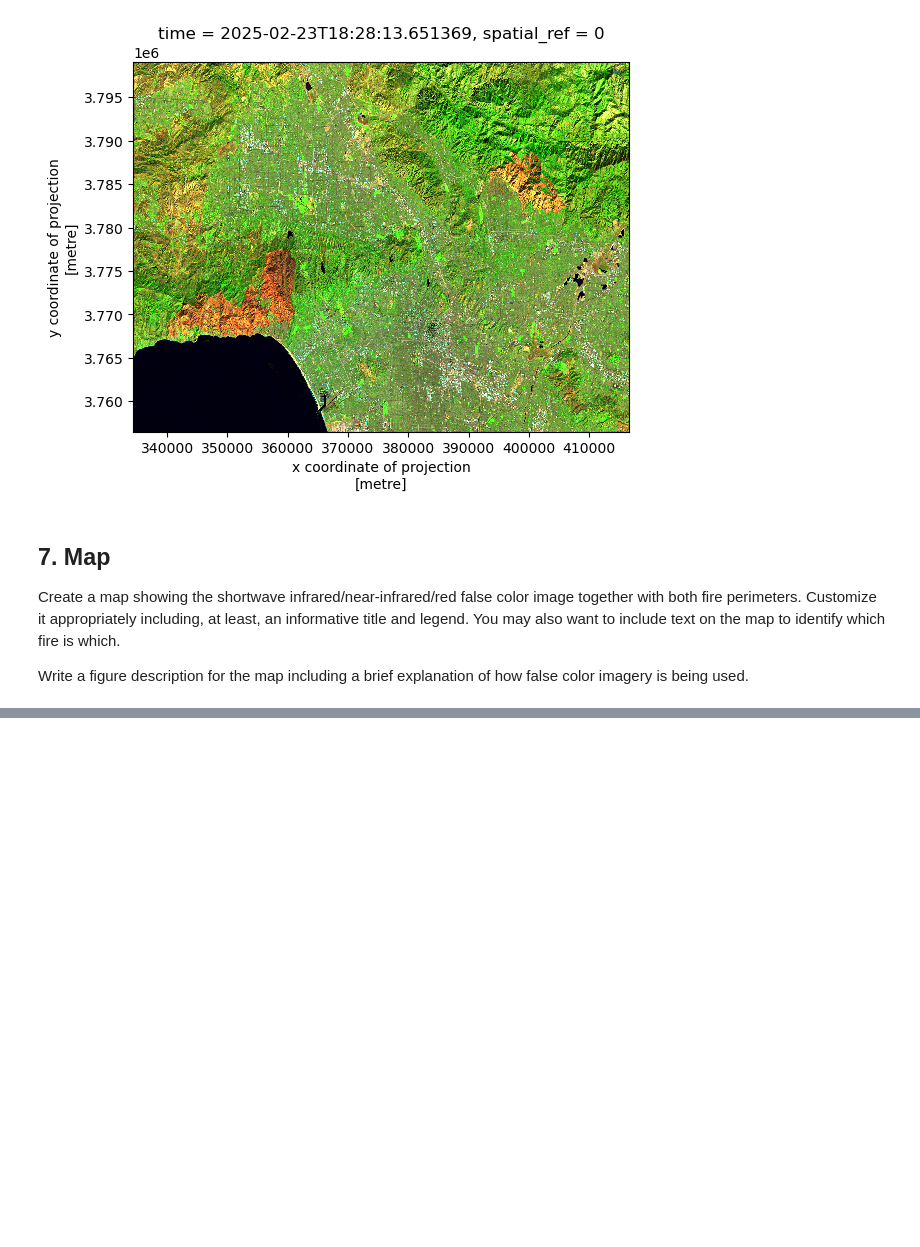
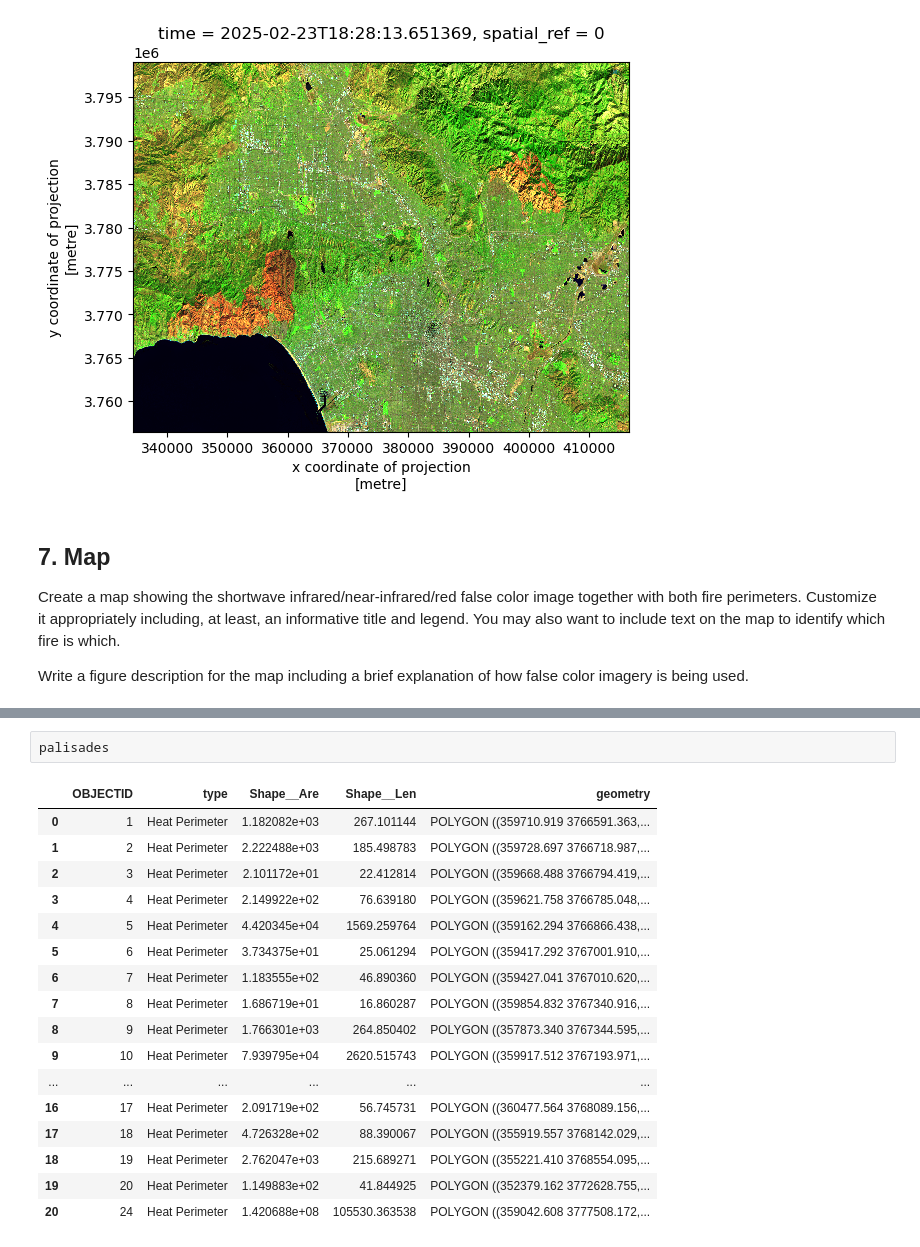
Before and after one commit to vedikaS-byte/eds220-hwk4, a Jupyter notebook: hwk4-task2-false-color-SHIRTEKAR.ipynb, the cells around one changed output, grey strips where cells are left out. Saved outputs shown, nothing was run; the diff lists cells and outputs as text; blank space fills up the shorter version.

```diff
--- a/hwk4-task2-false-color-SHIRTEKAR.ipynb
+++ b/hwk4-task2-false-color-SHIRTEKAR.ipynb
@@ -206,0 +270,20 @@ Write a figure description for the map including a brief explanation of how fals
+# %%
+palisades
+# %% [output]
+|  | OBJECTID | type | Shape__Are | Shape__Len | geometry |
+| 0 | 1 | Heat Perimeter | 1.182082e+03 | 267.101144 | POLYGON ((359710.919 3766591.363,... |
+| 1 | 2 | Heat Perimeter | 2.222488e+03 | 185.498783 | POLYGON ((359728.697 3766718.987,... |
+| 2 | 3 | Heat Perimeter | 2.101172e+01 | 22.412814 | POLYGON ((359668.488 3766794.419,... |
+| 3 | 4 | Heat Perimeter | 2.149922e+02 | 76.639180 | POLYGON ((359621.758 3766785.048,... |
+| 4 | 5 | Heat Perimeter | 4.420345e+04 | 1569.259764 | POLYGON ((359162.294 3766866.438,... |
+| 5 | 6 | Heat Perimeter | 3.734375e+01 | 25.061294 | POLYGON ((359417.292 3767001.910,... |
+| 6 | 7 | Heat Perimeter | 1.183555e+02 | 46.890360 | POLYGON ((359427.041 3767010.620,... |
+| 7 | 8 | Heat Perimeter | 1.686719e+01 | 16.860287 | POLYGON ((359854.832 3767340.916,... |
+| 8 | 9 | Heat Perimeter | 1.766301e+03 | 264.850402 | POLYGON ((357873.340 3767344.595,... |
+| 9 | 10 | Heat Perimeter | 7.939795e+04 | 2620.515743 | POLYGON ((359917.512 3767193.971,... |
+| ... | ... | ... | ... | ... | ... |
+| 16 | 17 | Heat Perimeter | 2.091719e+02 | 56.745731 | POLYGON ((360477.564 3768089.156,... |
+| 17 | 18 | Heat Perimeter | 4.726328e+02 | 88.390067 | POLYGON ((355919.557 3768142.029,... |
+| 18 | 19 | Heat Perimeter | 2.762047e+03 | 215.689271 | POLYGON ((355221.410 3768554.095,... |
+| 19 | 20 | Heat Perimeter | 1.149883e+02 | 41.844925 | POLYGON ((352379.162 3772628.755,... |
+| 20 | 24 | Heat Perimeter | 1.420688e+08 | 105530.363538 | POLYGON ((359042.608 3777508.172,... |
```
Also changed, not shown: parts of 10 cells of this notebook.
